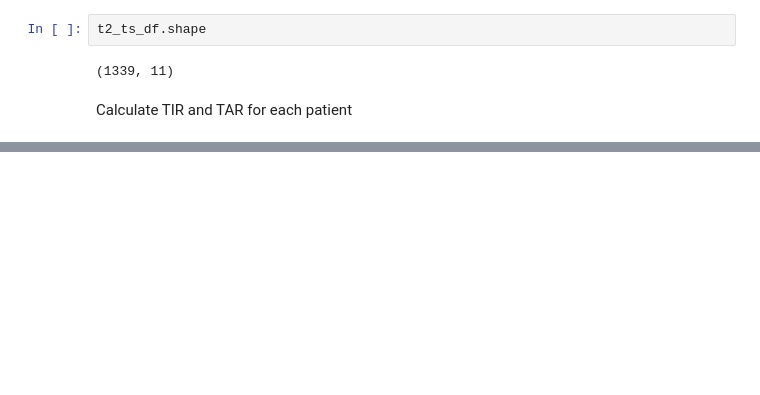
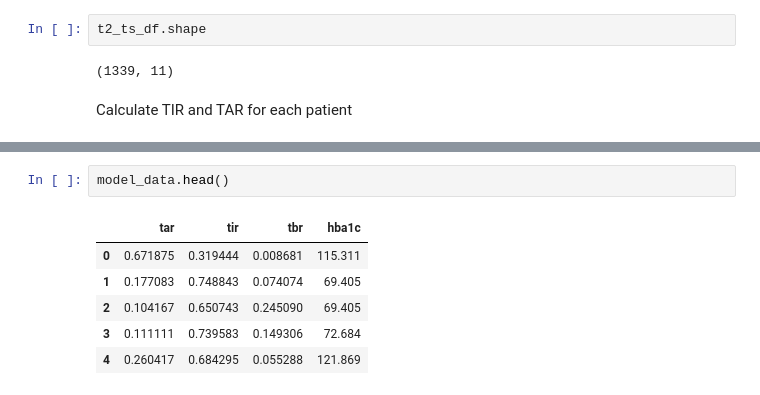
Before and after one commit to Aleks-cmyk/explore_diabetes_data, a Jupyter notebook: notebooks/00_eda.ipynb, the cells around one changed output, grey strips where cells are left out. Drawn from its saved outputs; the diff is of its cells as text; blank space fills up the shorter version.

```diff
--- a/notebooks/00_eda.ipynb
+++ b/notebooks/00_eda.ipynb
@@ -854,0 +909,9 @@ IndexError: positional indexers are out-of-bounds
+# %%
+model_data.head()
+# %% [output]
+|  | tar | tir | tbr | hba1c |
+| 0 | 0.671875 | 0.319444 | 0.008681 | 115.311 |
+| 1 | 0.177083 | 0.748843 | 0.074074 | 69.405 |
+| 2 | 0.104167 | 0.650743 | 0.245090 | 69.405 |
+| 3 | 0.111111 | 0.739583 | 0.149306 | 72.684 |
+| 4 | 0.260417 | 0.684295 | 0.055288 | 121.869 |
```
Also changed, not shown: parts of 13 cells of this notebook.
